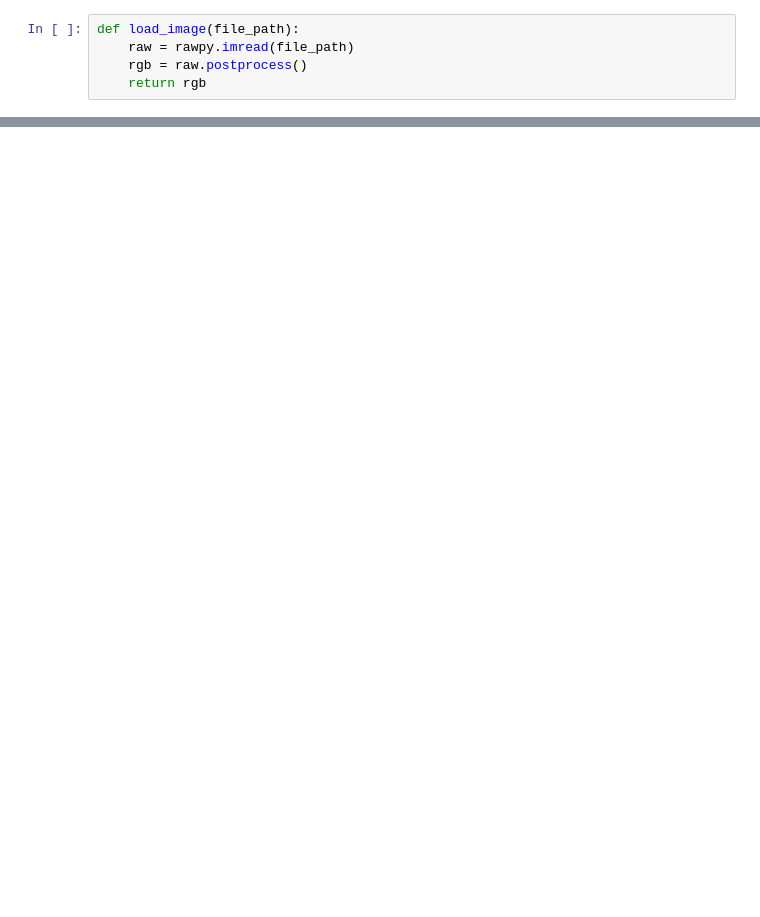
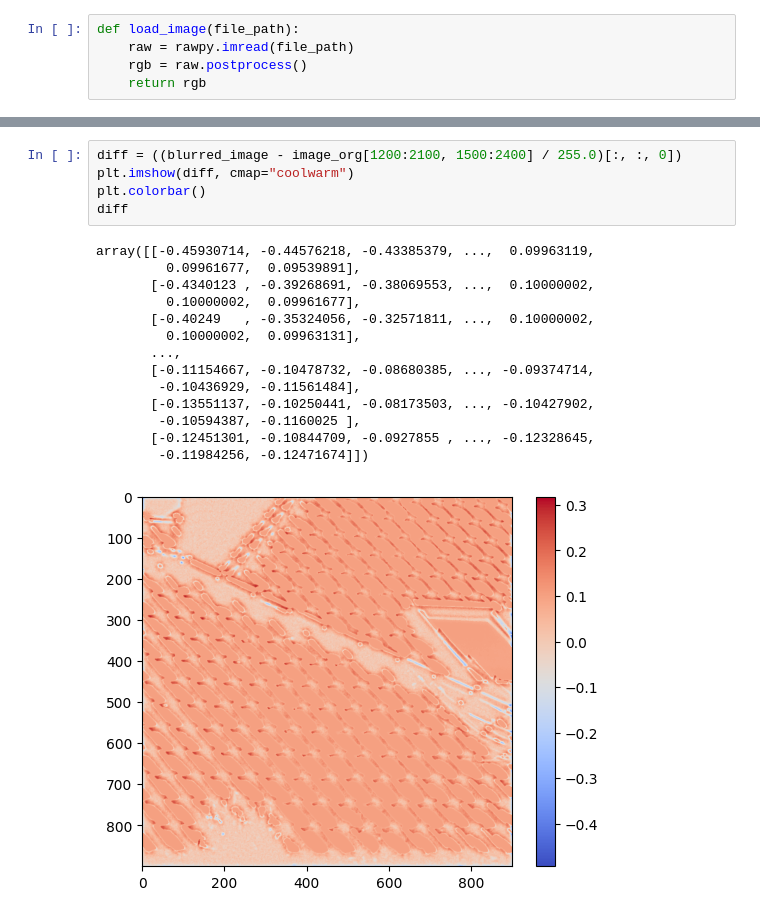
Before and after one commit to ewaMiazga/comp-photo-2025, a Jupyter notebook: gaussian_adaptive_blur.ipynb, the cells around one changed output, grey strips where cells are left out. Cells and saved outputs as stored; diff of their text form; blank space fills up the shorter version.

```diff
--- a/gaussian_adaptive_blur.ipynb
+++ b/gaussian_adaptive_blur.ipynb
@@ -154,0 +156,20 @@ AttributeError: 'Tensor' object has no attribute 'astype'
+# %%
+diff = ((blurred_image - image_org[1200:2100, 1500:2400] / 255.0)[:, :, 0])
+plt.imshow(diff, cmap="coolwarm")
+plt.colorbar()
+diff
+# %% [output]
+array([[-0.45930714, -0.44576218, -0.43385379, ...,  0.09963119,
+         0.09961677,  0.09539891],
+       [-0.4340123 , -0.39268691, -0.38069553, ...,  0.10000002,
+         0.10000002,  0.09961677],
+       [-0.40249   , -0.35324056, -0.32571811, ...,  0.10000002,
+         0.10000002,  0.09963131],
+       ...,
+       [-0.11154667, -0.10478732, -0.08680385, ..., -0.09374714,
+        -0.10436929, -0.11561484],
+       [-0.13551137, -0.10250441, -0.08173503, ..., -0.10427902,
+        -0.10594387, -0.1160025 ],
+       [-0.12451301, -0.10844709, -0.0927855 , ..., -0.12328645,
+        -0.11984256, -0.12471674]])
+[figure, added]
```
Also changed, not shown: parts of 7 cells of this notebook.
